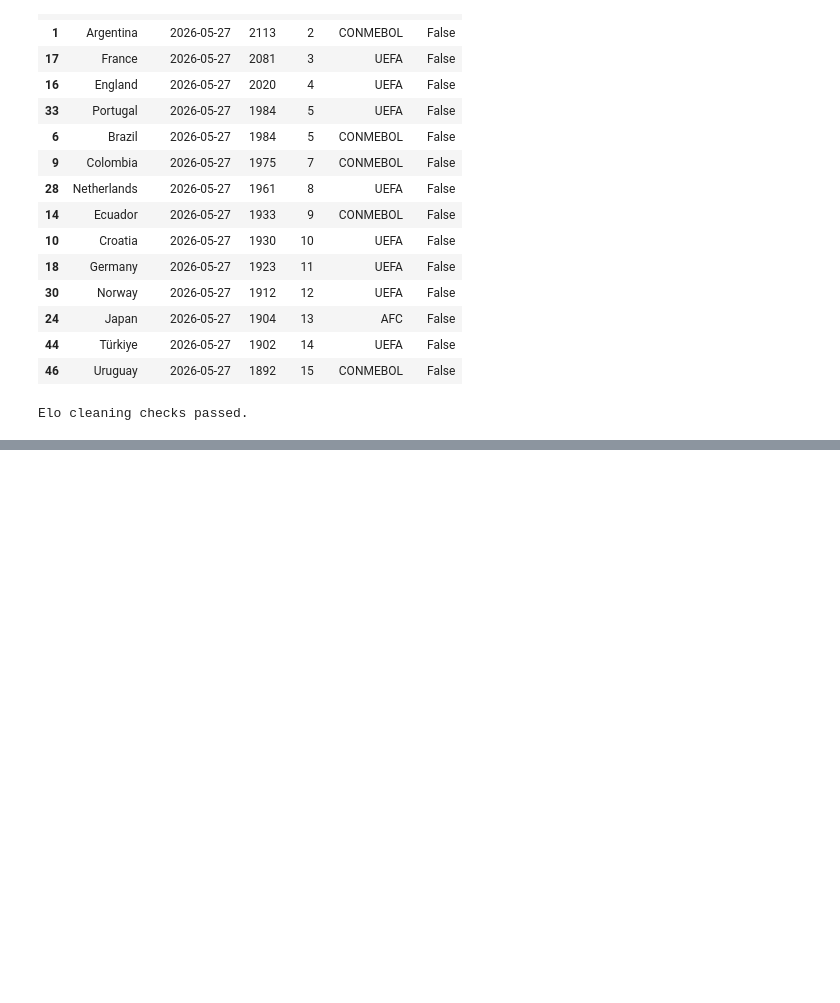
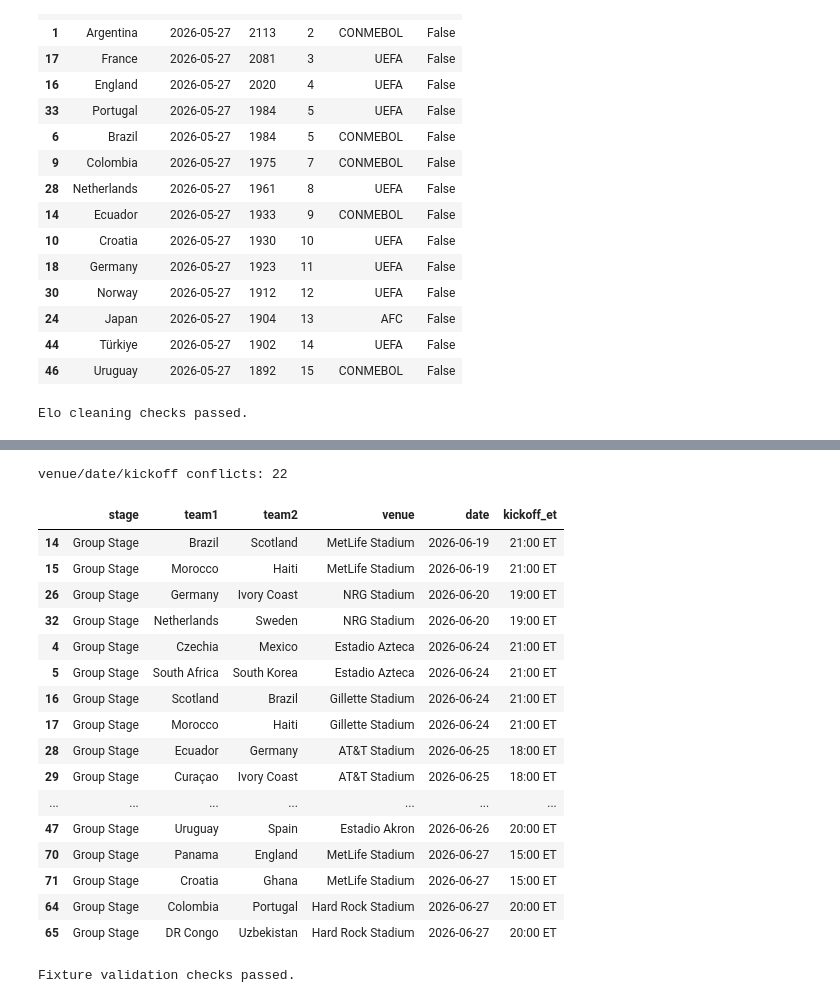
Before and after one commit to Ardatekk/World-Cup-Match-Prediction, a Jupyter notebook: notebooks/01_de_cleaning_exploration.ipynb, the cells around one changed output, grey strips where cells are left out. Saved outputs shown, nothing was run; the diff lists cells and outputs as text; code cells hidden in the pictures; blank space fills up the shorter version.

Commit message:
Validate World Cup 2026 fixtures dataset

```diff
--- a/notebooks/01_de_cleaning_exploration.ipynb
+++ b/notebooks/01_de_cleaning_exploration.ipynb
@@ -604,0 +607,10 @@ Elo cleaning checks passed.
+# %%
+FIXTURES_PATH = Path("../data/raw/FIFA_WC_1930_2026/wc_2026_fixtures.csv")
+WC_TEAMS_PATH = Path("../data/raw/FIFA_WC_1930_2026/wc_2026_teams.csv")
+ELO_LATEST_PATH = Path("../data/processed/elo_latest.csv")
+
+fixtures = pd.read_csv(FIXTURES_PATH)
+wc_teams = pd.read_csv(WC_TEAMS_PATH)
+elo_latest = pd.read_csv(ELO_LATEST_PATH)
+
+fixtures.head()
@@ -604,0 +650,10 @@ Elo cleaning checks passed.
+# %%
+fixtures["date"] = pd.to_datetime(
+    fixtures["date"],
+    format="%Y-%m-%d",
+    errors="raise",
+)
+
+print("min date:", fixtures["date"].min())
+print("max date:", fixtures["date"].max())
+print("date dtype:", fixtures["date"].dtype)
@@ -604,0 +664,11 @@ Elo cleaning checks passed.
+# %%
+qualified_teams = set(wc_teams["team"])
+elo_teams = set(elo_latest["country"])
+
+fixtures["team1_is_known"] = fixtures["team1"].isin(qualified_teams)
+fixtures["team2_is_known"] = fixtures["team2"].isin(qualified_teams)
+fixtures["is_placeholder_match"] = ~(
+    fixtures["team1_is_known"] & fixtures["team2_is_known"]
+)
+
+fixtures.groupby("stage")["is_placeholder_match"].agg(["sum", "count"])
@@ -604,0 +824,34 @@ Elo cleaning checks passed.
+# %%
+venue_time_conflicts = fixtures[
+    fixtures.duplicated(["date", "kickoff_et", "venue"], keep=False)
+].sort_values(["date", "kickoff_et", "venue", "stage"])
+
+print("venue/date/kickoff conflicts:", len(venue_time_conflicts))
+venue_time_conflicts[["stage", "team1", "team2", "venue", "date", "kickoff_et"]]
+# %% [output]
+venue/date/kickoff conflicts: 22
+|  | stage | team1 | team2 | venue | date | kickoff_et |
+| 14 | Group Stage | Brazil | Scotland | MetLife Stadium | 2026-06-19 | 21:00 ET |
+| 15 | Group Stage | Morocco | Haiti | MetLife Stadium | 2026-06-19 | 21:00 ET |
+| 26 | Group Stage | Germany | Ivory Coast | NRG Stadium | 2026-06-20 | 19:00 ET |
+| 32 | Group Stage | Netherlands | Sweden | NRG Stadium | 2026-06-20 | 19:00 ET |
+| 4 | Group Stage | Czechia | Mexico | Estadio Azteca | 2026-06-24 | 21:00 ET |
+| 5 | Group Stage | South Africa | South Korea | Estadio Azteca | 2026-06-24 | 21:00 ET |
+| 16 | Group Stage | Scotland | Brazil | Gillette Stadium | 2026-06-24 | 21:00 ET |
+| 17 | Group Stage | Morocco | Haiti | Gillette Stadium | 2026-06-24 | 21:00 ET |
+| 28 | Group Stage | Ecuador | Germany | AT&T Stadium | 2026-06-25 | 18:00 ET |
+| 29 | Group Stage | Curaçao | Ivory Coast | AT&T Stadium | 2026-06-25 | 18:00 ET |
+| ... | ... | ... | ... | ... | ... | ... |
+| 47 | Group Stage | Uruguay | Spain | Estadio Akron | 2026-06-26 | 20:00 ET |
+| 70 | Group Stage | Panama | England | MetLife Stadium | 2026-06-27 | 15:00 ET |
+| 71 | Group Stage | Croatia | Ghana | MetLife Stadium | 2026-06-27 | 15:00 ET |
+| 64 | Group Stage | Colombia | Portugal | Hard Rock Stadium | 2026-06-27 | 20:00 ET |
+| 65 | Group Stage | DR Congo | Uzbekistan | Hard Rock Stadium | 2026-06-27 | 20:00 ET |
+# %%
+assert fixtures["date"].notna().all()
+assert fixtures["date"].min() == pd.Timestamp("2026-06-11")
+assert fixtures["date"].max() == pd.Timestamp("2026-07-19")
+
+print("Fixture validation checks passed.")
+# %% [output]
+Fixture validation checks passed.
```
Also changed, not shown: parts of 10 cells of this notebook.
